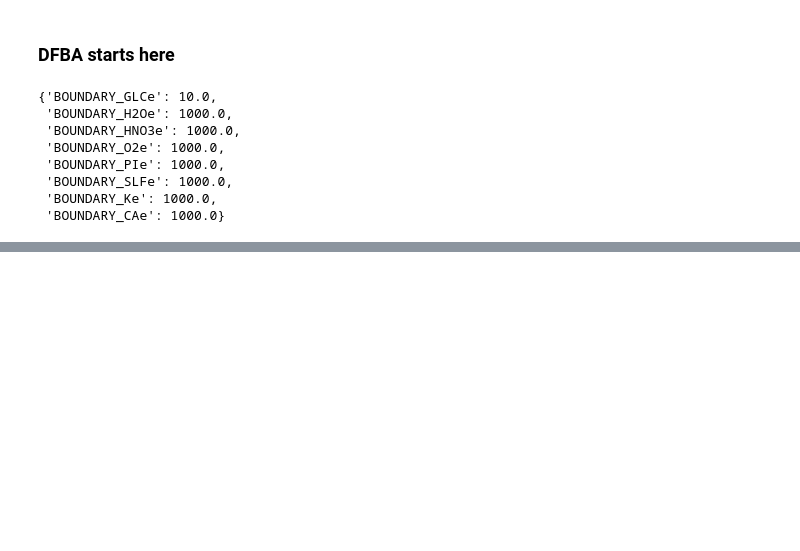
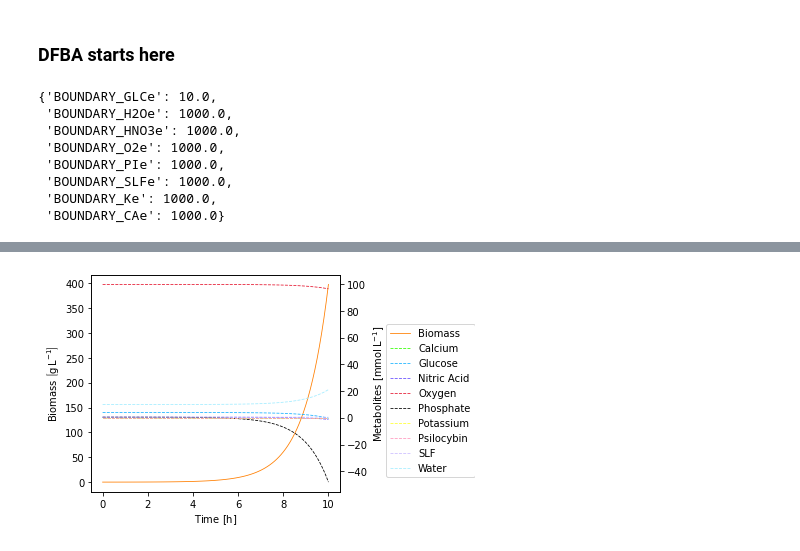
Before and after one commit to 27410/27410-2020-group-project-group13_psilocybin_a-niger, a Jupyter notebook: Analysis/02-DFBA.ipynb, the cells around one changed output, grey strips where cells are left out. Drawn from its saved outputs; the diff is of its cells as text; code cells hidden in the pictures; blank space fills up the shorter version.

```diff
--- a/Analysis/02-DFBA.ipynb
+++ b/Analysis/02-DFBA.ipynb
@@ -90,0 +85,4 @@ fig.show()
+# %%
+plot_concentrations(concentrations)
+# %% [output]
+[figure, added]
```
Also changed, not shown: parts of 2 cells of this notebook.
